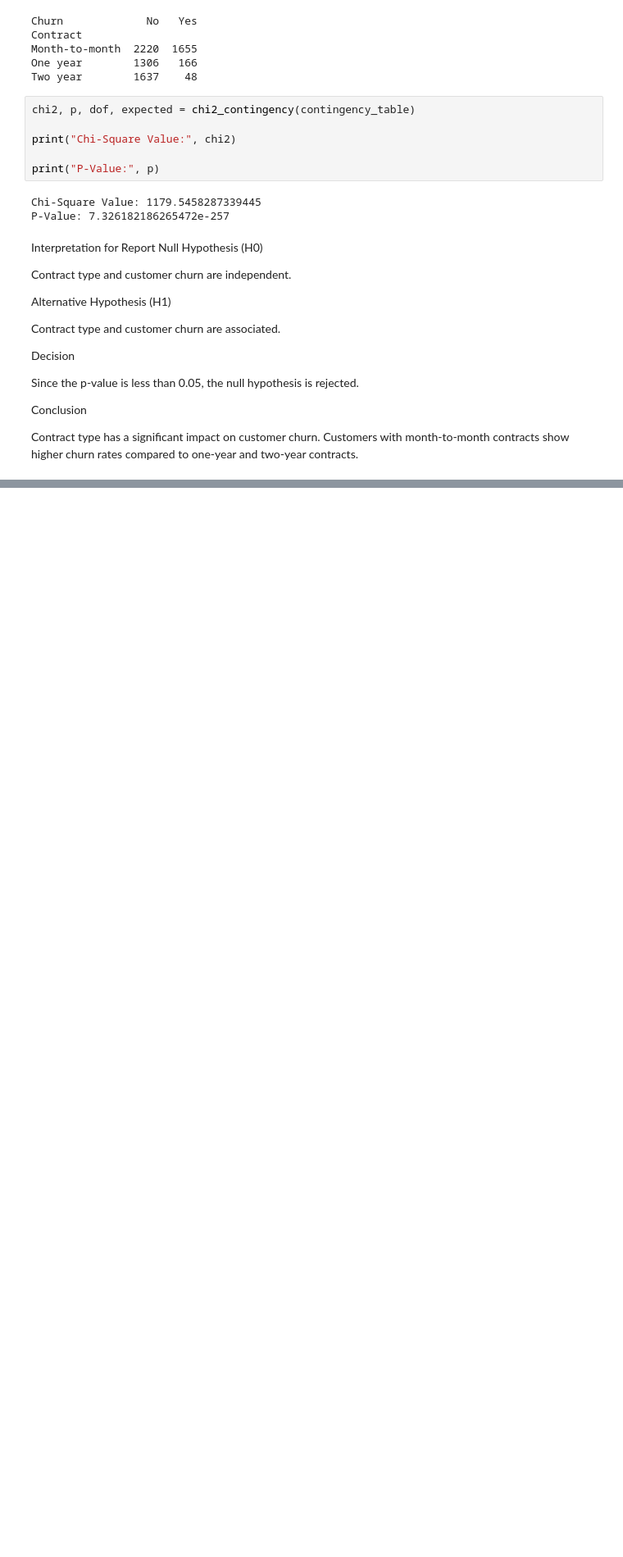
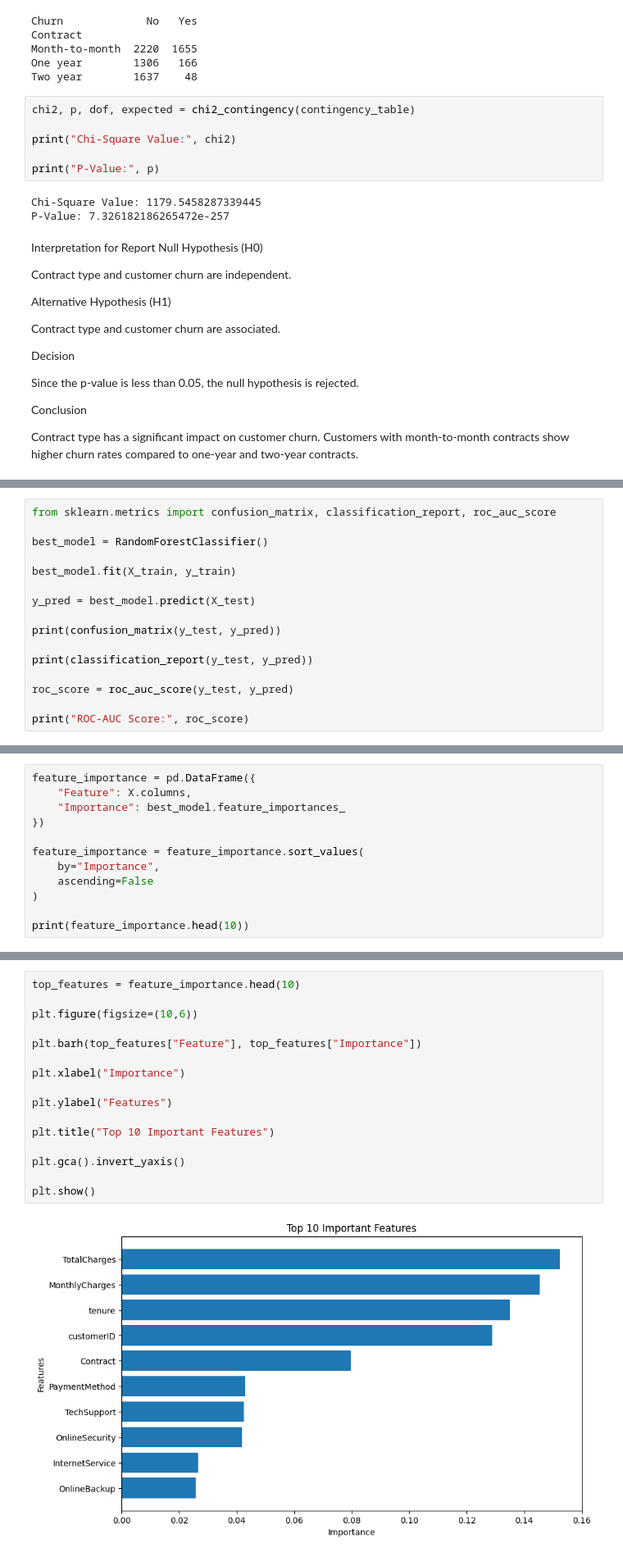
Before and after one commit to ARYAN38-eng/DY-PATIL-FINAL-SEM-PROJECT, a Jupyter notebook: customer_churn_project/notebook/customer-churn-analysis.ipynb, the cells around one changed output, grey strips where cells are left out. Shown at 82% size. Saved outputs shown, nothing was run; the diff lists cells and outputs as text; blank space fills up the shorter version.

```diff
--- a/customer_churn_project/notebook/customer-churn-analysis.ipynb
+++ b/customer_churn_project/notebook/customer-churn-analysis.ipynb
@@ -420,0 +580,16 @@ Contract type has a significant impact on customer churn. Customers with month-t
+# %%
+from sklearn.metrics import confusion_matrix, classification_report, roc_auc_score
+
+best_model = RandomForestClassifier()
+
+best_model.fit(X_train, y_train)
+
+y_pred = best_model.predict(X_test)
+
+print(confusion_matrix(y_test, y_pred))
+
+print(classification_report(y_test, y_pred))
+
+roc_score = roc_auc_score(y_test, y_pred)
+
+print("ROC-AUC Score:", roc_score)
@@ -420,0 +609,12 @@ Contract type has a significant impact on customer churn. Customers with month-t
+# %%
+feature_importance = pd.DataFrame({
+    "Feature": X.columns,
+    "Importance": best_model.feature_importances_
+})
+
+feature_importance = feature_importance.sort_values(
+    by="Importance",
+    ascending=False
+)
+
+print(feature_importance.head(10))
@@ -420,0 +633,18 @@ Contract type has a significant impact on customer churn. Customers with month-t
+# %%
+top_features = feature_importance.head(10)
+
+plt.figure(figsize=(10,6))
+
+plt.barh(top_features["Feature"], top_features["Importance"])
+
+plt.xlabel("Importance")
+
+plt.ylabel("Features")
+
+plt.title("Top 10 Important Features")
+
+plt.gca().invert_yaxis()
+
+plt.show()
+# %% [output]
+[figure, added]
```
Also changed, not shown: parts of 14 cells of this notebook.
